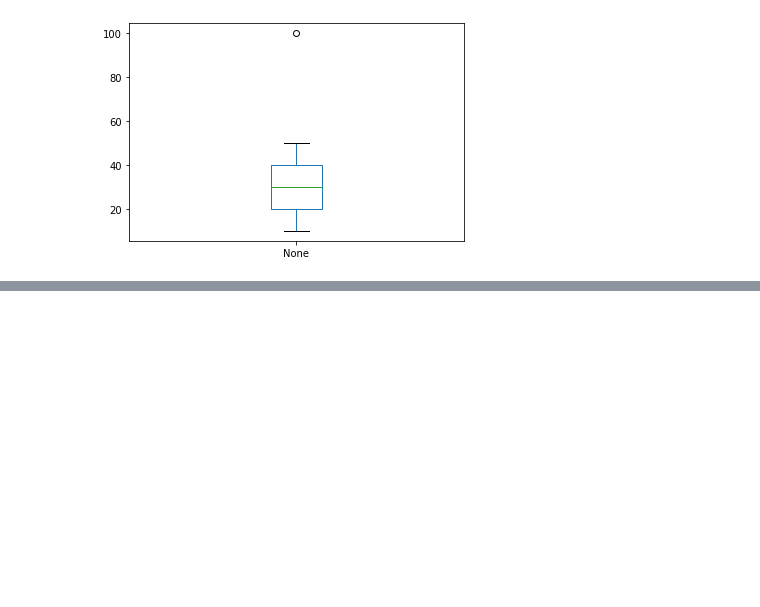
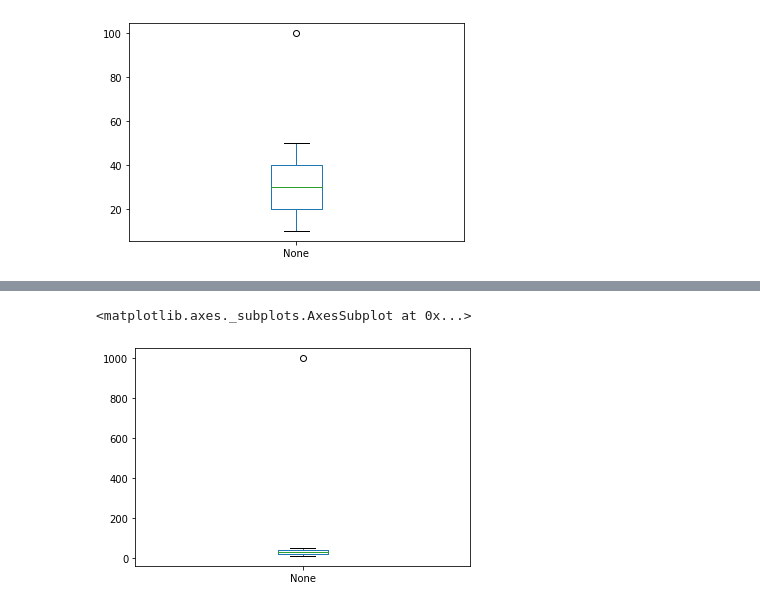
Before and after one commit to consmith2/cisco-2020-june, a Jupyter notebook: Cisco 2020 June 23.ipynb, the cells around one changed output, grey strips where cells are left out. Drawn from its saved outputs; the diff is of its cells as text; code cells hidden in the pictures; blank space fills up the shorter version.

```diff
--- a/Cisco 2020 June 23.ipynb
+++ b/Cisco 2020 June 23.ipynb
@@ -417,0 +430,3 @@ s.plot.box()
+# %%
+s.loc[12] = 1000
+s.describe()
@@ -417,0 +443,5 @@ s.plot.box()
+# %%
+s.plot.box()
+# %% [output]
+<matplotlib.axes._subplots.AxesSubplot at 0x...>
+[figure, added]
```
Also changed, not shown: parts of 2 cells of this notebook.
